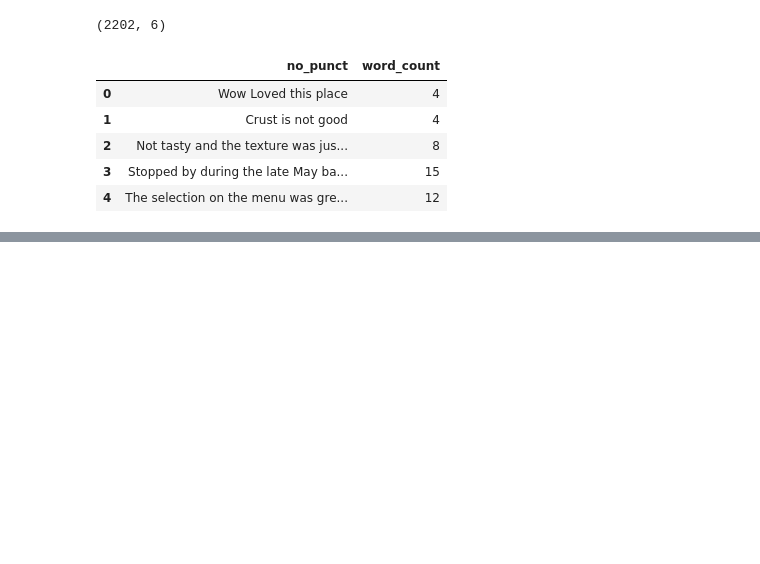
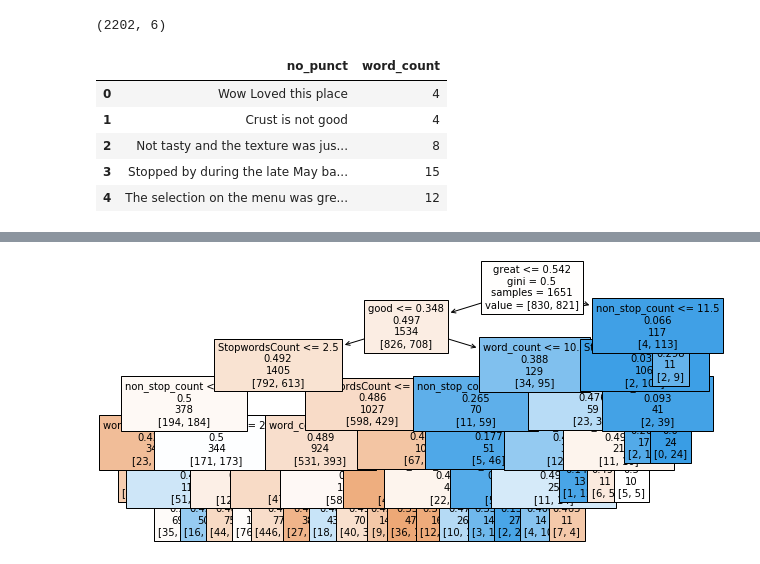
Before and after one commit to JohnRMcK/Sentiment-Analysis-Test, a Jupyter notebook: Big Data individual .ipynb, the cells around one changed output, grey strips where cells are left out. Drawn from its saved outputs; the diff is of its cells as text; code cells hidden in the pictures; blank space fills up the shorter version.

```diff
--- a/Big Data individual .ipynb
+++ b/Big Data individual .ipynb
@@ -242,0 +120,6 @@ print(z.toarray())
+# %%
+from sklearn.feature_extraction.text import TfidfVectorizer
+
+vectorizer = TfidfVectorizer(max_df = 0.5, min_df=0.05, max_features = 1000, ngram_range=[1,3])
+dtm = vectorizer.fit_transform(df['reviewTextnoStop'])
+df.head(5)
@@ -242,0 +141,8 @@ print(z.toarray())
+# %%
+bow_df = pd.DataFrame(dtm.toarray(),
+                      columns=vectorizer.get_feature_names(),
+                      index=df.index)
+
+final_df_bow = pd.concat([df, bow_df], axis=1)
+final_df_bow.shape
+final_df_bow.head()
@@ -242,0 +156,10 @@ print(z.toarray())
+# %%
+from sklearn.tree import DecisionTreeClassifier
+from sklearn.model_selection import train_test_split
+
+y = final_df_bow['Polarity']
+x = final_df_bow.drop(['Polarity'], axis=1)
+X = x.drop(['reviewTextnoStop'], axis=1)
+feature_names = X.columns
+
+X_train, X_test, y_train, y_test = train_test_split(X, y, random_state=42)
@@ -242,0 +184,9 @@ print(z.toarray())
+# %%
+clf = DecisionTreeClassifier(random_state=42,
+                             min_samples_split=10,
+                             min_samples_leaf=10,
+                             max_depth=6)
+
+clf.fit(X_train, y_train)
+
+y_pred_dt = clf.predict(X_test)
@@ -242,0 +230,10 @@ print(z.toarray())
+# %%
+# Needs sklearn 0.21 or higher
+from sklearn.tree import plot_tree
+import matplotlib.pyplot as plt
+
+plt.figure(figsize=[10,5]);
+plot_tree(clf, filled=True, feature_names = feature_names, label='root', fontsize=10)
+plt.show();
+# %% [output]
+[figure, added]
```
Also changed, not shown: parts of 33 cells of this notebook.
